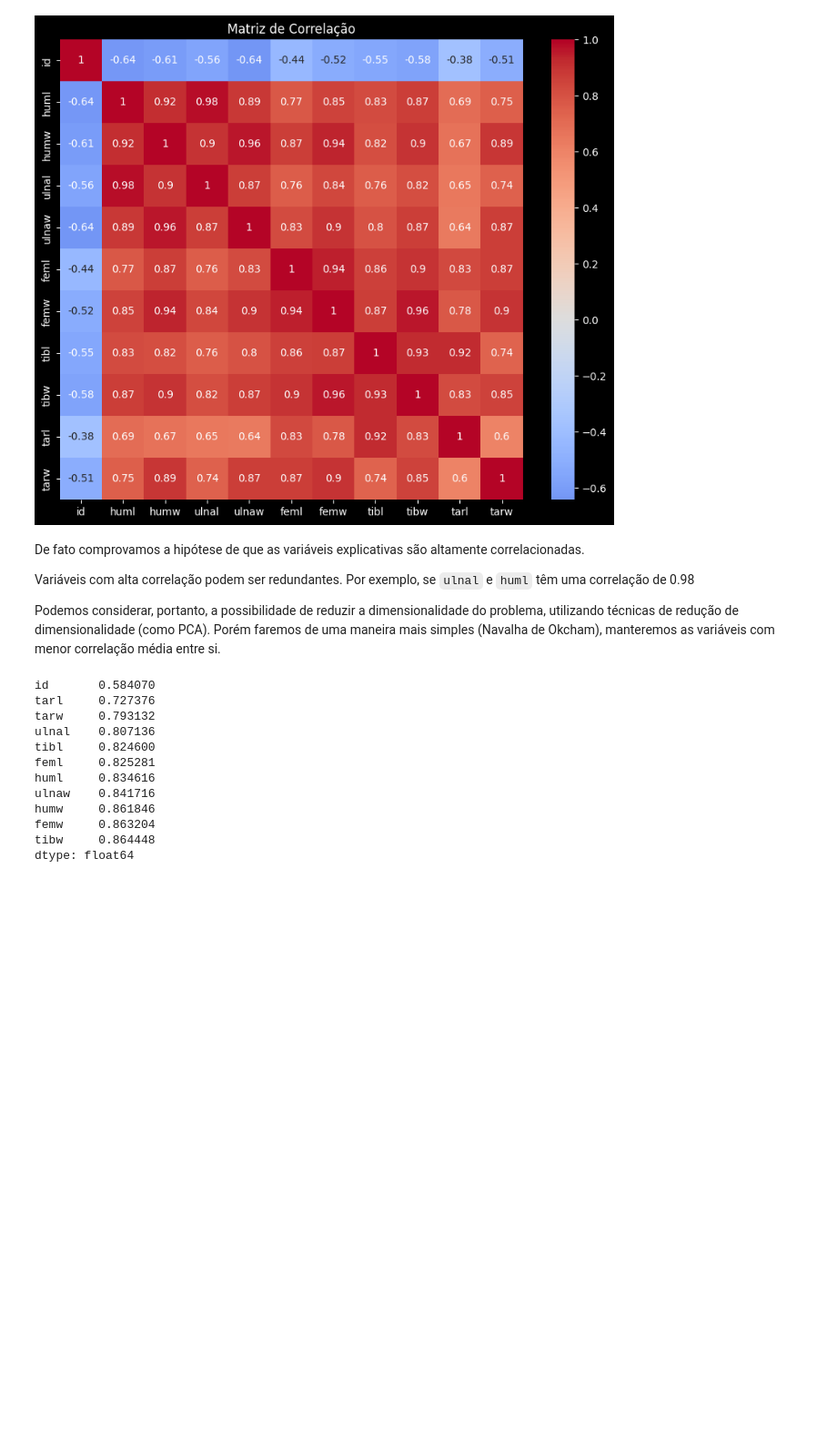
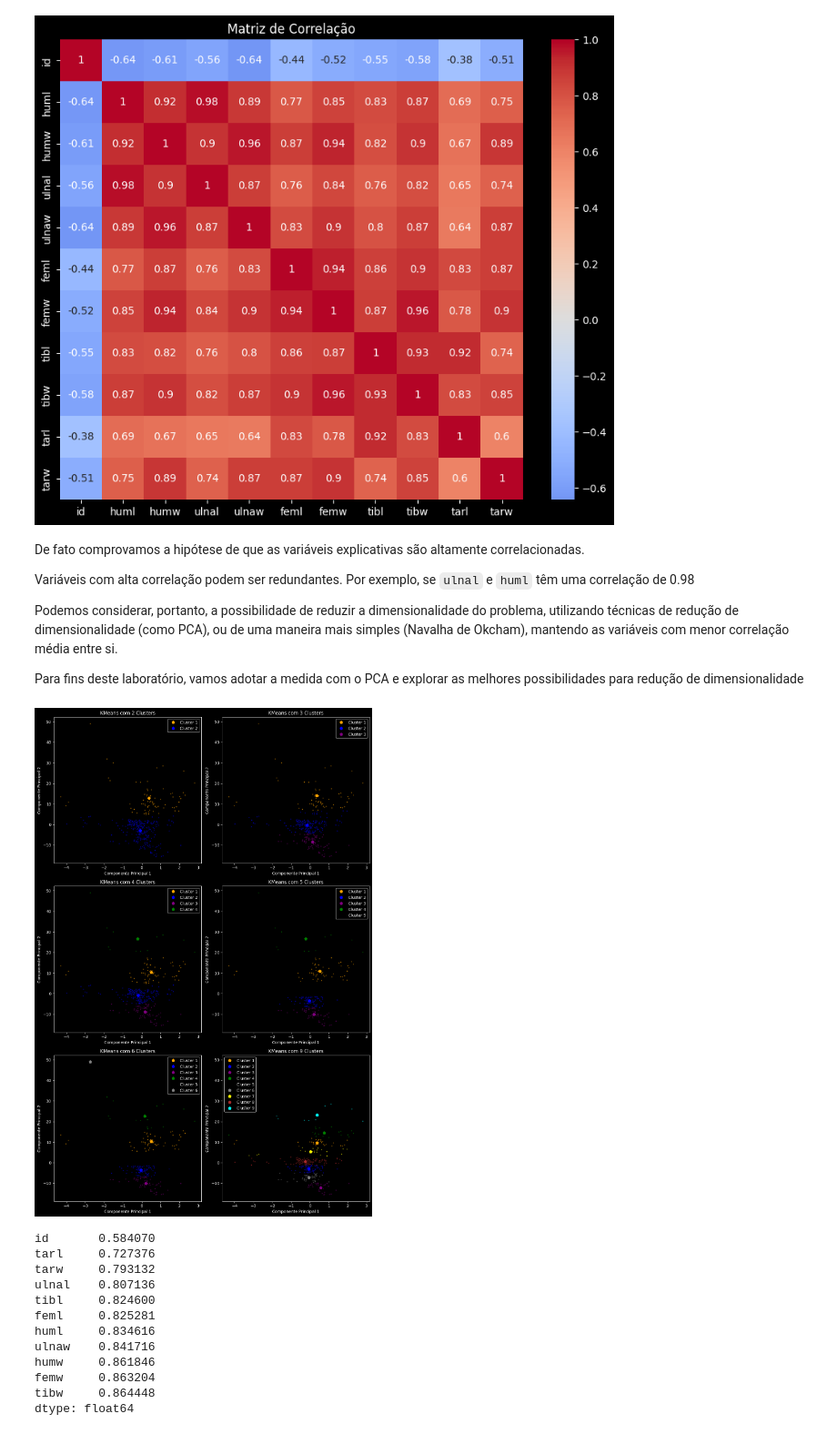
Before and after one commit to joaopcvieira/CMC-13, a Jupyter notebook: Lab2/main.ipynb, the cells around one changed output. Shown at 91% size. Cells and saved outputs as stored; diff of their text form; code cells hidden in the pictures; blank space fills up the shorter version.

```diff
--- a/Lab2/main.ipynb
+++ b/Lab2/main.ipynb
@@ -88,7 +90,64 @@ De fato comprovamos a hipótese de que as variáveis explicativas são altamente
 
 Variáveis com alta correlação podem ser redundantes. Por exemplo, se `ulnal` e `huml` têm uma correlação de 0.98
 
-Podemos considerar, portanto, a possibilidade de reduzir a dimensionalidade do problema, utilizando técnicas de redução de dimensionalidade (como PCA). Porém faremos de uma maneira mais simples (Navalha de Okcham), manteremos as variáveis com menor correlação média entre si.
+Podemos considerar, portanto, a possibilidade de reduzir a dimensionalidade do problema, utilizando técnicas de redução de dimensionalidade (como PCA), ou de uma maneira mais simples (Navalha de Okcham), mantendo as variáveis com menor correlação média entre si.
+
+Para fins deste laboratório, vamos adotar a medida com o PCA e explorar as melhores possibilidades para redução de dimensionalidade
+# %%
+# números de clusters a serem testados
+clusteres = [2, 3, 4, 5, 6, 9]
+
+# Definindo o número de colunas e linhas para o subplot
+num_cols = 2
+num_rows = int(np.ceil(len(clusteres) / num_cols))
+
+# Criando a figura e os eixos para o subplot
+fig, axs = plt.subplots(num_rows, num_cols, figsize=(12, 6 * num_rows))
+
+# Lista de cores para os clusters
+colors = ['orange', 'blue', 'purple', 'green', 'black', 'grey', 'yellow', 'brown', 'cyan', 'darkgreen']
+
+# Loop para plotar os gráficos para diferentes números de clusteres
+for i, n_vizinhos in enumerate(clusteres):
+    # Aplicando a redução de dimensionalidade usando PCA
+    pca = PCA(n_components=6)
+    pca_samples = pca.fit_transform(df)
+    ps = pd.DataFrame(pca_samples)
+    tocluster = ps[[4, 1]]
+
+    # Executando o KMeans com o número de clusters definido por n_vizinhos
+    clusterer = KMeans(n_clusters=n_vizinhos, random_state=42).fit(tocluster)
+    centers = clusterer.cluster_centers_
+    c_preds = clusterer.predict(tocluster)
+
+    # Determinando a posição do subplot
+    row = i // num_cols
+    col = i % num_cols
+    ax = axs[row, col]
+
+    # Definindo as cores dos pontos de acordo com os clusters
+    colored = [colors[k] for k in c_preds]
+
+    # Plotando os pontos
+    ax.scatter(tocluster[4], tocluster[1], marker='.', color=colored, edgecolor='black', alpha=0.7)
+
+    # Plotando os centroides dos clusters
+    for ci, c in enumerate(centers):
+        ax.plot(c[0], c[1], 'p', markersize=8, color=colors[ci], alpha=1, label='Cluster ' + str(ci + 1))
+
+    # Configurando os rótulos e título do gráfico
+    ax.set_xlabel('Componente Principal 1')
+    ax.set_ylabel('Componente Principal 2')
+    ax.set_title(f'KMeans com {n_vizinhos} Clusters')
+    ax.legend()
+
+# Ajustando o layout dos subplots
+plt.tight_layout()
+
+# Exibindo os gráficos
+plt.show()
+# %% [output]
+[figure, added]
 # %%
 # Vamos calcular a correlação média de cada variável com as outras (média aritmética das correlações)
 print(correlation_matrix.abs().mean().sort_values(ascending=True))
```
Also changed, not shown: parts of 9 cells of this notebook.
